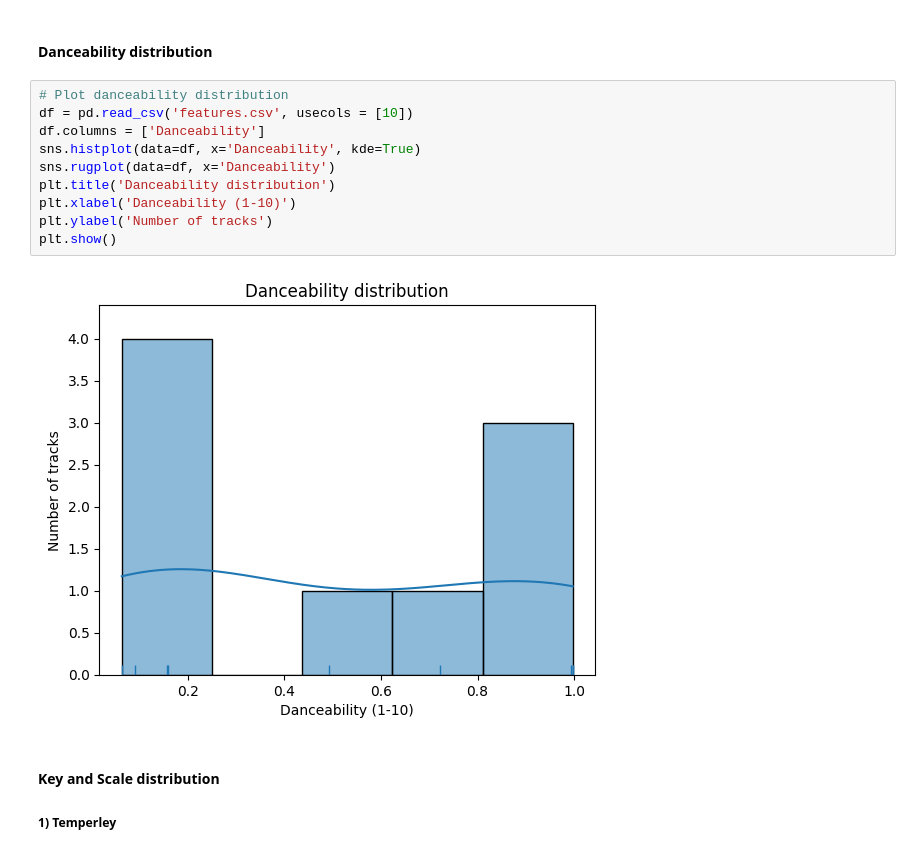
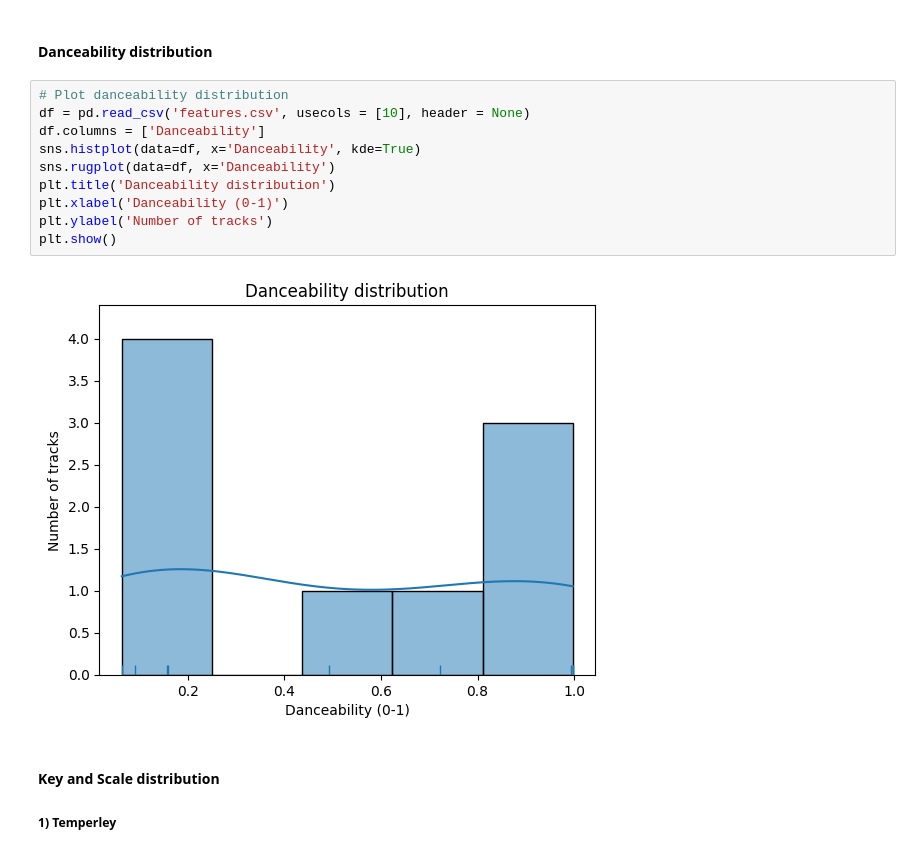
Before and after one commit to root2pk/music_similarity_playlists, a Jupyter notebook: statistics.ipynb, the cells around one changed output. Saved outputs shown, nothing was run; the diff lists cells and outputs as text.

```diff
--- a/statistics.ipynb
+++ b/statistics.ipynb
@@ -40,16 +40,16 @@ plt.show()
 #### Danceability distribution
 # %%
 # Plot danceability distribution
-df = pd.read_csv('features.csv', usecols = [10])
+df = pd.read_csv('features.csv', usecols = [10], header = None)
 df.columns = ['Danceability']
 sns.histplot(data=df, x='Danceability', kde=True)
 sns.rugplot(data=df, x='Danceability')
 plt.title('Danceability distribution')
-plt.xlabel('Danceability (1-10)')
+plt.xlabel('Danceability (0-1)')
 plt.ylabel('Number of tracks')
 plt.show()
 # %% [output]
-[figure, old version]
+[figure, new version]
 # %% [markdown]
 #### Key and Scale distribution
 ##### 1) Temperley
```
Also changed, not shown: parts of 9 cells of this notebook, 8 other files.
